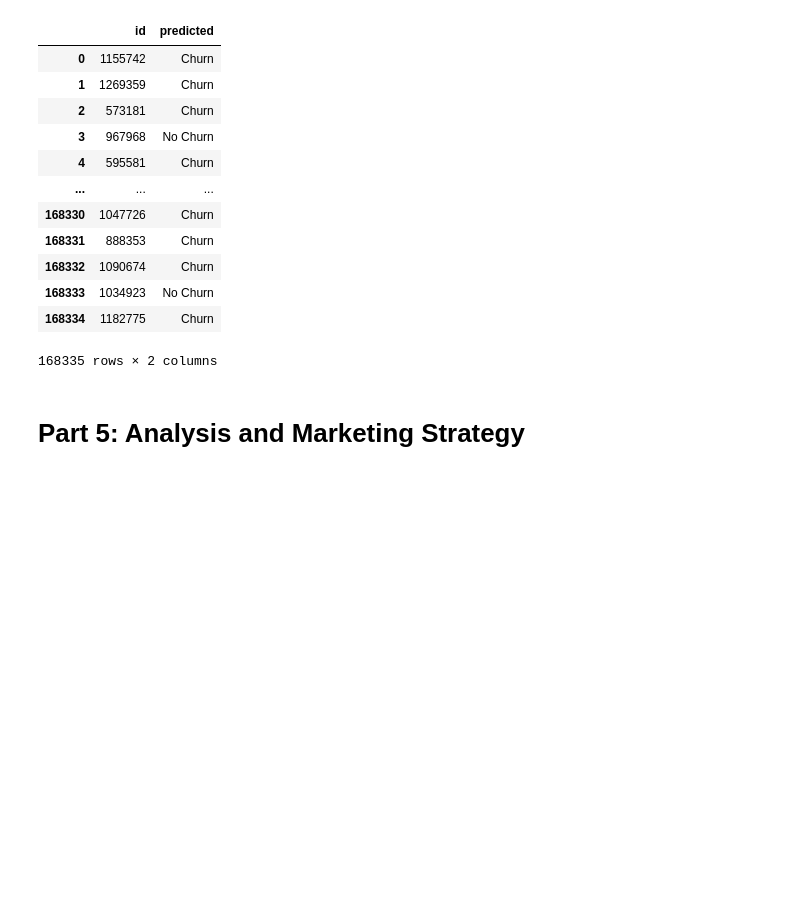
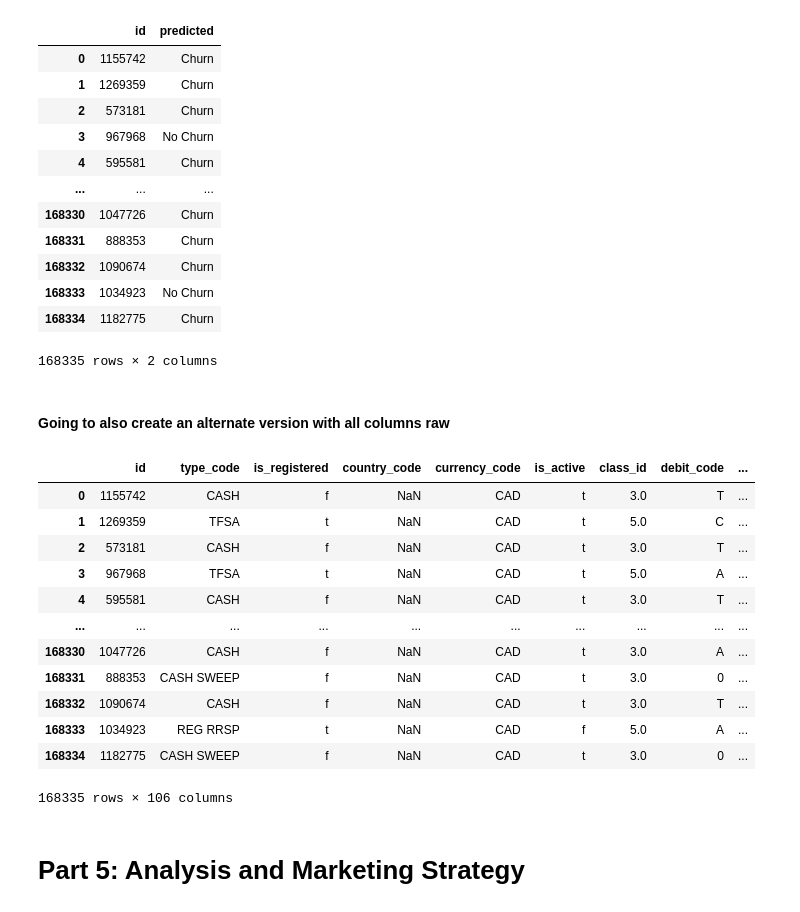
Before and after one commit to Andoiiii/CxC-III, a Jupyter notebook: main.ipynb, the cells around one changed output. Drawn from its saved outputs; the diff is of its cells as text; code cells hidden in the pictures; blank space fills up the shorter version.

```diff
--- a/main.ipynb
+++ b/main.ipynb
@@ -573,3 +573,26 @@ test_output
 168335 rows × 2 columns
 # %%
 test_output.to_csv('./submission.csv', index=False)
+# %% [markdown]
+#### Going to also create an alternate version with all columns raw
+# %%
+newTest = pd.read_csv('./test.csv')
+newTest = pd.concat([newTest, predicted_series.to_frame()], axis= 1)
+newTest = newTest.rename(columns={0:'predicted'})
+newTest['id'] = newTest['id'].astype(int)
+
+newTest
+# %% [output]
+|  | id | type_code | is_registered | country_code | currency_code | is_active | class_id | debit_code | ... |
+| 0 | 1155742 | CASH | f | NaN | CAD | t | 3.0 | T | ... |
+| 1 | 1269359 | TFSA | t | NaN | CAD | t | 5.0 | C | ... |
+| 2 | 573181 | CASH | f | NaN | CAD | t | 3.0 | T | ... |
+| 3 | 967968 | TFSA | t | NaN | CAD | t | 5.0 | A | ... |
+| 4 | 595581 | CASH | f | NaN | CAD | t | 3.0 | T | ... |
+| ... | ... | ... | ... | ... | ... | ... | ... | ... | ... |
+| 168330 | 1047726 | CASH | f | NaN | CAD | t | 3.0 | A | ... |
+| 168331 | 888353 | CASH SWEEP | f | NaN | CAD | t | 3.0 | 0 | ... |
+| 168332 | 1090674 | CASH | f | NaN | CAD | t | 3.0 | T | ... |
+| 168333 | 1034923 | REG RRSP | t | NaN | CAD | f | 5.0 | A | ... |
+| 168334 | 1182775 | CASH SWEEP | f | NaN | CAD | t | 3.0 | 0 | ... |
+168335 rows × 106 columns
```
Also changed, not shown: parts of 7 cells of this notebook.
